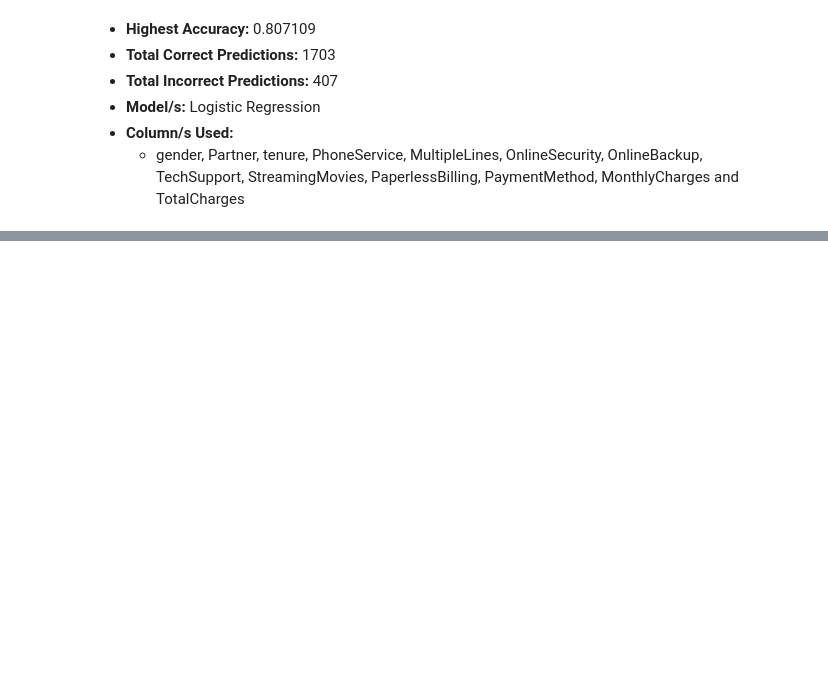
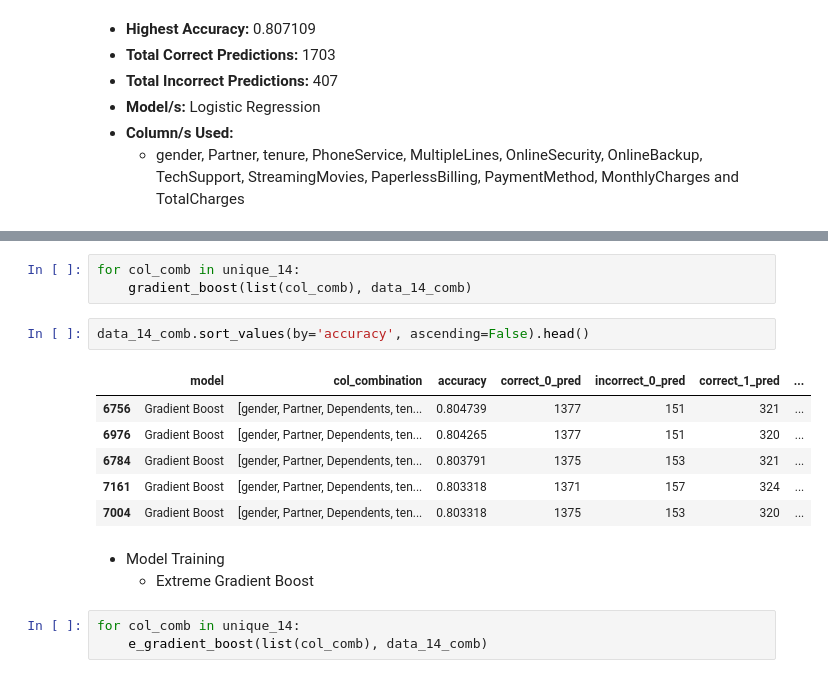
Before and after one commit to HarshTanwar001/Churn-Analysis, a Jupyter notebook: Churn_Analysis.ipynb, the cells around one changed output, grey strips where cells are left out. Saved outputs shown, nothing was run; the diff lists cells and outputs as text; blank space fills up the shorter version.

```diff
--- a/Churn_Analysis.ipynb
+++ b/Churn_Analysis.ipynb
@@ -2265,0 +2323,18 @@ data_13_comb.sort_values(by='accuracy', ascending=False).head()
+# %%
+for col_comb in unique_14:
+    gradient_boost(list(col_comb), data_14_comb)
+# %%
+data_14_comb.sort_values(by='accuracy', ascending=False).head()
+# %% [output]
+|  | model | col_combination | accuracy | correct_0_pred | incorrect_0_pred | correct_1_pred | ... |
+| 6756 | Gradient Boost | [gender, Partner, Dependents, ten... | 0.804739 | 1377 | 151 | 321 | ... |
+| 6976 | Gradient Boost | [gender, Partner, Dependents, ten... | 0.804265 | 1377 | 151 | 320 | ... |
+| 6784 | Gradient Boost | [gender, Partner, Dependents, ten... | 0.803791 | 1375 | 153 | 321 | ... |
+| 7161 | Gradient Boost | [gender, Partner, Dependents, ten... | 0.803318 | 1371 | 157 | 324 | ... |
+| 7004 | Gradient Boost | [gender, Partner, Dependents, ten... | 0.803318 | 1375 | 153 | 320 | ... |
+# %% [markdown]
+- Model Training
+    - Extreme Gradient Boost
+# %%
+for col_comb in unique_14:
+    e_gradient_boost(list(col_comb), data_14_comb)
```
Also changed, not shown: parts of 28 cells of this notebook.
